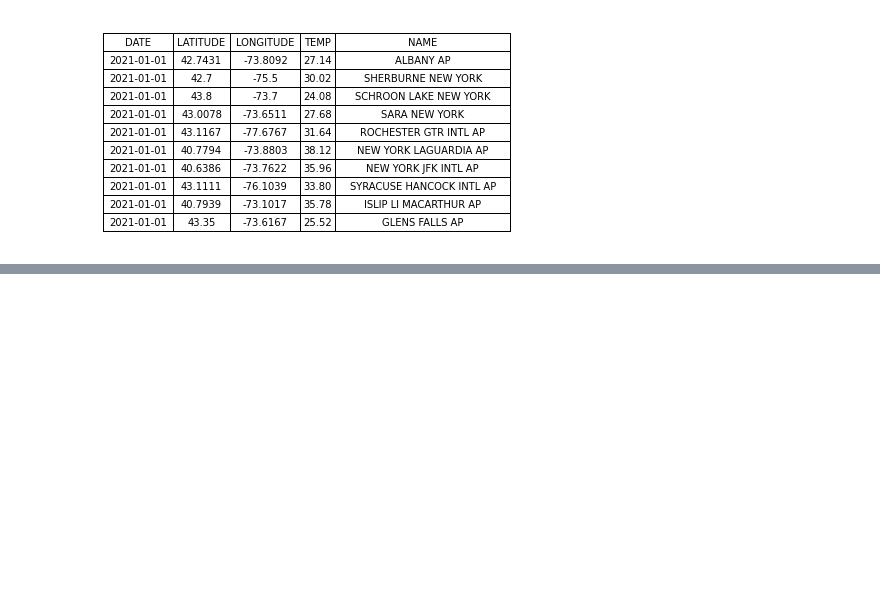
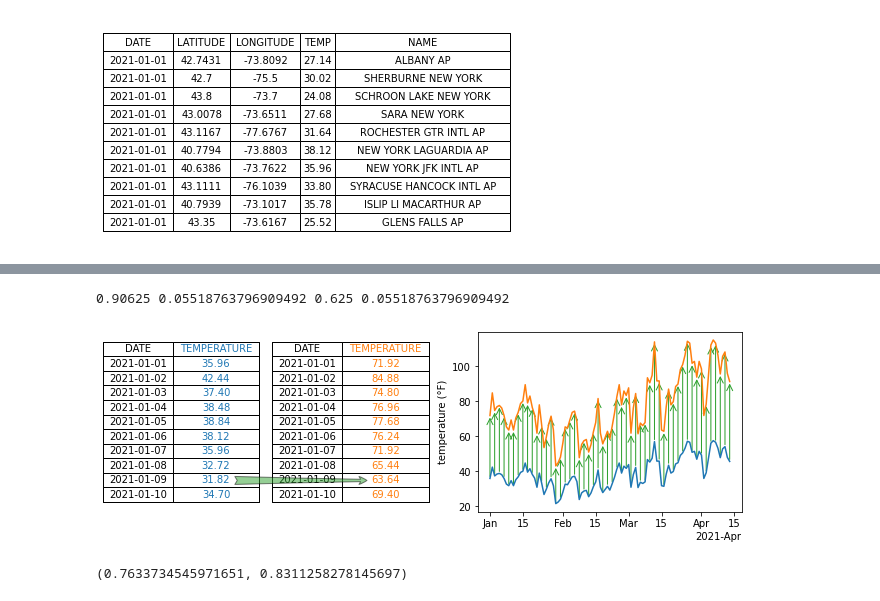
Before and after one commit to story645/proposal, a Jupyter notebook: figures/intro/viz_start.ipynb, the cells around one changed output, grey strips where cells are left out. Saved outputs shown, nothing was run; the diff lists cells and outputs as text; code cells hidden in the pictures; blank space fills up the shorter version.

```diff
--- a/figures/intro/viz_start.ipynb
+++ b/figures/intro/viz_start.ipynb
@@ -311,30 +210,35 @@ dfs = nyjfk.head(10)
 # %%
 fig, axd = plt.subplot_mosaic([['tab1','tab2', 'time']], gridspec_kw={'width_ratios':[1,1,2]},
                               constrained_layout=True, figsize=(9,3))
 
-tab = plot_table(axd['tab1'], dfs[['DATE', 'TEMP']], ['k', 'tab:blue'], textcolor=None)
-tab2 = plot_table(axd['tab2'], dfs[['DATE', 'TEMP2']], ['k','tab:orange'], textcolor=None)
-tab2[(0,1)].get_text().set_text('TEMPERATURE')
-tab[(0,1)].get_text().set_text('TEMPERATURE')
-axd['time'].plot('DATES', 'TAVG', data=nyjfk, color='tab:blue')
-axd['time'].plot('DATES', 'TAVG2', data=nyjfk, color='tab:orange')
+ocolor = 'tab:blue'
+scolor = 'tab:orange'
+gcolor = 'tab:green'
+table_1 = ip.plot_table(axd['tab1'], dfs[['DATE', 'TEMP']], ['k', ocolor], textcolor=None)
+table_2 = ip.plot_table(axd['tab2'], dfs[['DATE', 'TEMP2']], ['k', scolor], textcolor=None)
+table_1[(0,1)].get_text().set_text('TEMPERATURE')
+table_2[(0,1)].get_text().set_text('TEMPERATURE')
+
+axd['time'].plot('DATES', 'TAVG', data=nyjfk, color=ocolor)
+axd['time'].plot('DATES', 'TAVG2', data=nyjfk, color=scolor)
 axd['time'].xaxis.set_major_formatter(mdates.ConciseDateFormatter(mdates.MonthLocator()))
 axd['time'].set_ylabel("temperature (°F)")
 
-a_color = 'tab:green'
-
-for y in np.array([.075, .25, .42, .58, .75, .91])-.04:
-    con_ft = mpatches.ConnectionPatch(xyA=(.88,y), coordsA=axd['tab1'].transData,
-                            xyB=(.67, y), coordsB=axd['tab2'].transData,
-                             arrowstyle="fancy", mutation_scale=60,
-                            facecolor=a_color, edgecolor='black', alpha=.5)
-    fig.add_artist(con_ft)
-
 for (i, (d, t1, t2)) in nyjfk[['DATES', 'TAVG', 'TAVG2']].iloc[::2].iterrows():
     a1 = mpatches.FancyArrowPatch((d, t1), (d,t2), arrowstyle="->",
-                                  linestyle=None, mutation_scale=15, color=a_color)
+                                  linestyle=None, mutation_scale=15, color=gcolor)
     axd['time'].add_artist(a1)
+
+fig.add_artist(ip.add_arrow(axd, axd['tab1'], axd['tab2'], table_1[(0,1)], table_2[(0,1)], ocolor, scolor, gcolor))
+
 fig.savefig(proposal_path/"equivariant.png")
+# %% [output]
+0.90625 0.05518763796909492 0.625 0.05518763796909492
+[figure, added]
+# %%
+ip.source_cell(table_1[(2,1)])
+# %% [output]
+(0.7633734545971651, 0.8311258278145697)
 # %%
 table = np.array([["sun", 1], ["clouds", 4], ['rain', 2], ['lightning', 3], ['storm', 2]])
 # %%
```
Also changed, not shown: parts of 7 cells of this notebook, 1 other file.
